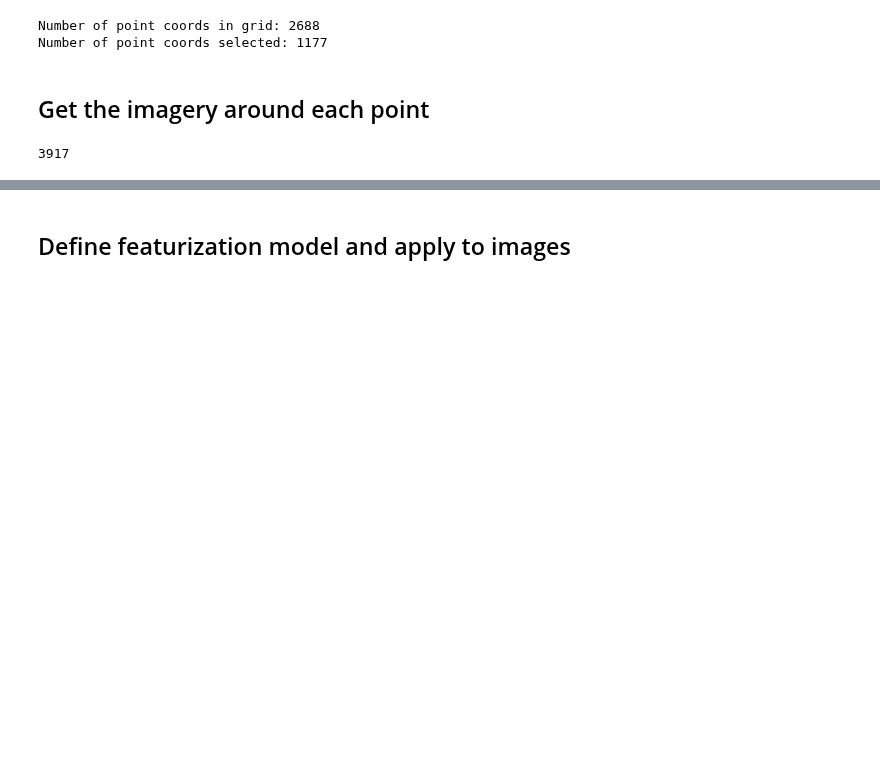
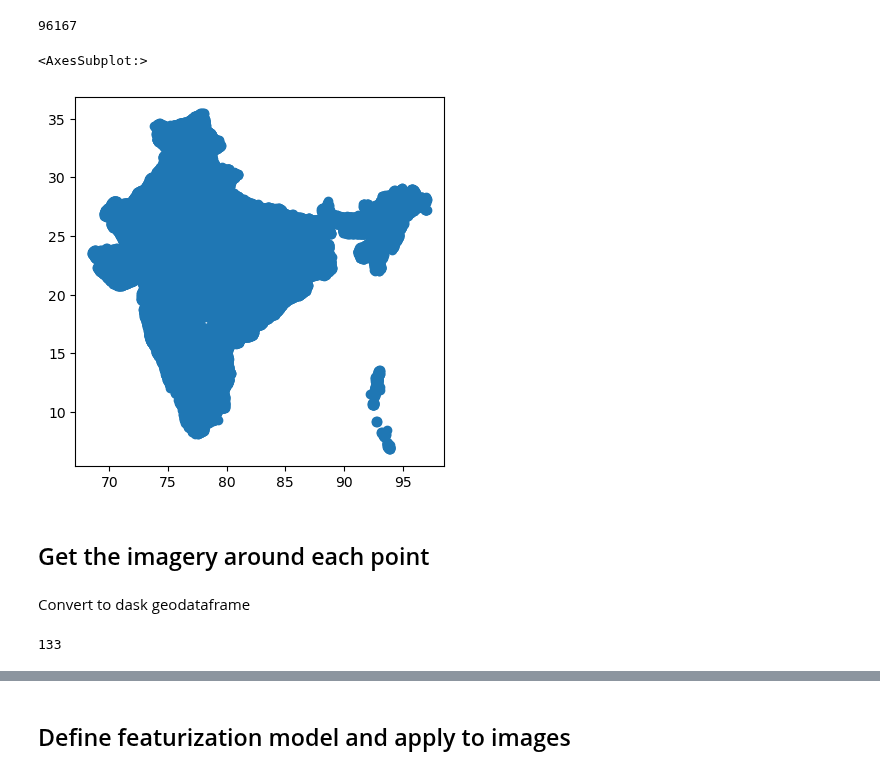
Before and after one commit to IDinsight/mosaiks, a Jupyter notebook: src/mosaiks-poc.ipynb, the cells around one changed output, grey strips where cells are left out. Drawn from its saved outputs; the diff is of its cells as text; code cells hidden in the pictures; blank space fills up the shorter version.

Commit message:
mpc mosaiks updates

```diff
--- a/src/mosaiks-poc.ipynb
+++ b/src/mosaiks-poc.ipynb
@@ -79,16 +54,0 @@ state_shape.plot()
-# %%
-# step = 0.01
-points_gdf = mosaiks_points.create_gdf_of_enclosed_points(state_shape, step=0.1, pre_calc_bounds=None)
-
-points_gdf['lon'], points_gdf['lat'] = points_gdf.geometry.x, points_gdf.geometry.y
-points_gdf = points_gdf[['lon', 'lat', 'geometry']].reset_index(drop = True)
-# %% [output]
-Number of point coords in grid: 2688
-Number of point coords selected: 1177
-# %%
-# temp
-points_gdf = points_gdf.sample(10, random_state=0)
-# %%
-# This buffer ensures that no points are take at the border
-# which would lead to duplication with neighboring countries
-points_gdf = points_gdf[points_gdf.within(state_shape.unary_union.buffer(-0.005))]
@@ -95,2 +68,2 @@ points_gdf = points_gdf[points_gdf.within(state_shape.unary_union.buffer(-0.005)
 # %%
-points_gdf = mosaiks_points.sort_by_hilbert_distance(points_gdf)
+points_gdf = sort_by_hilbert_distance(points_gdf)
@@ -99,11 +70,22 @@ points_gdf = mosaiks_points.sort_by_hilbert_distance(points_gdf)
+# %%
+points_gdf.shape[0]
+# %% [output]
+96167
+# %%
+points_gdf.plot()
+# %% [output]
+<AxesSubplot:>
+[figure, added]
 # %% [markdown]
 ## Get the imagery around each point
+# %% [markdown]
+Convert to dask geodataframe
 # %%
 NPARTITIONS = 250
-points_dgdf = dask_geopandas.from_geopandas(points_gdf, npartitions=NPARTITIONS, sort=False)
+points_dgdf = dask_gpd.from_geopandas(points_gdf, npartitions=NPARTITIONS, sort=False)
 
-# del points_gdf
+del points_gdf
 gc.collect()
 # %% [output]
-3917
+133
 # %%
```
Also changed, not shown: parts of 30 cells of this notebook, 2 other files.
